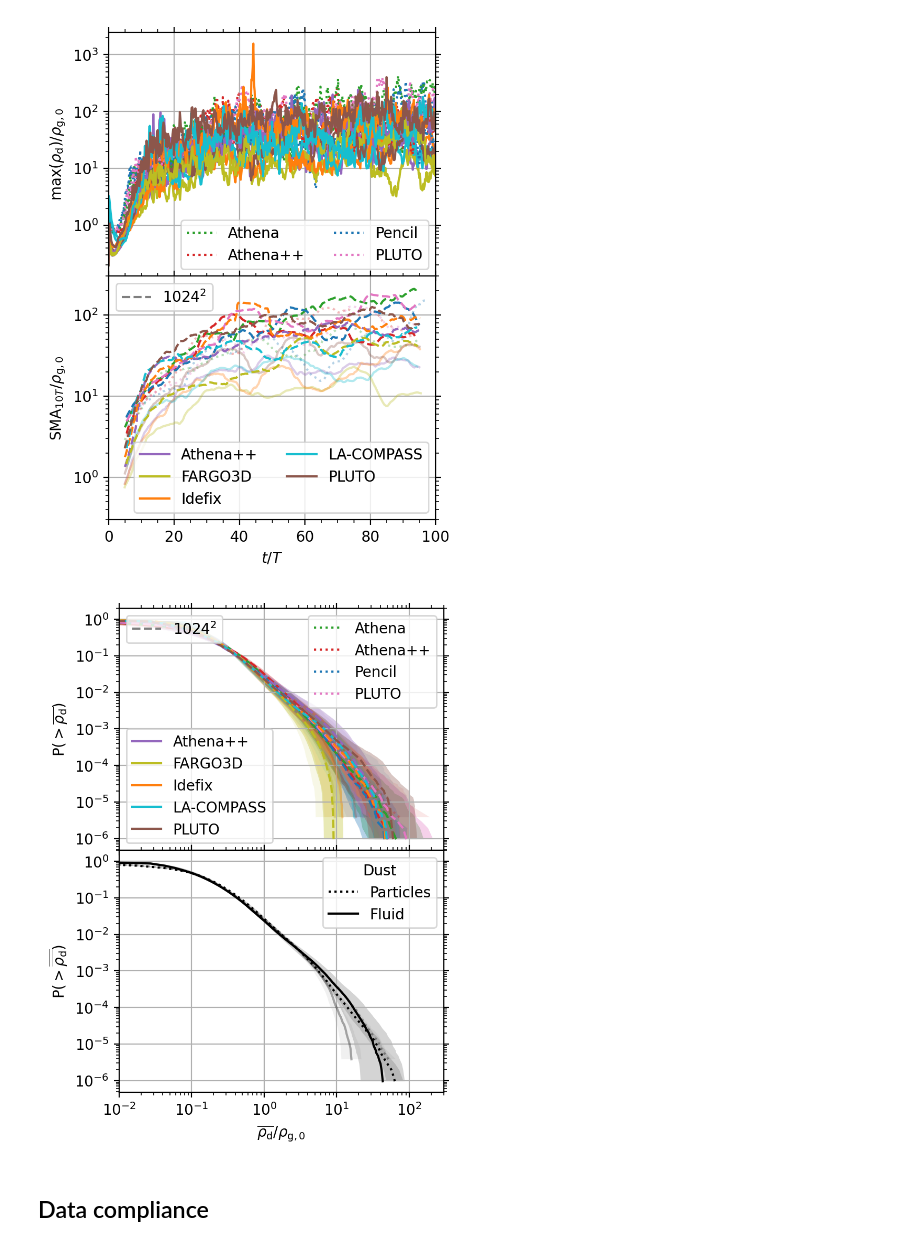
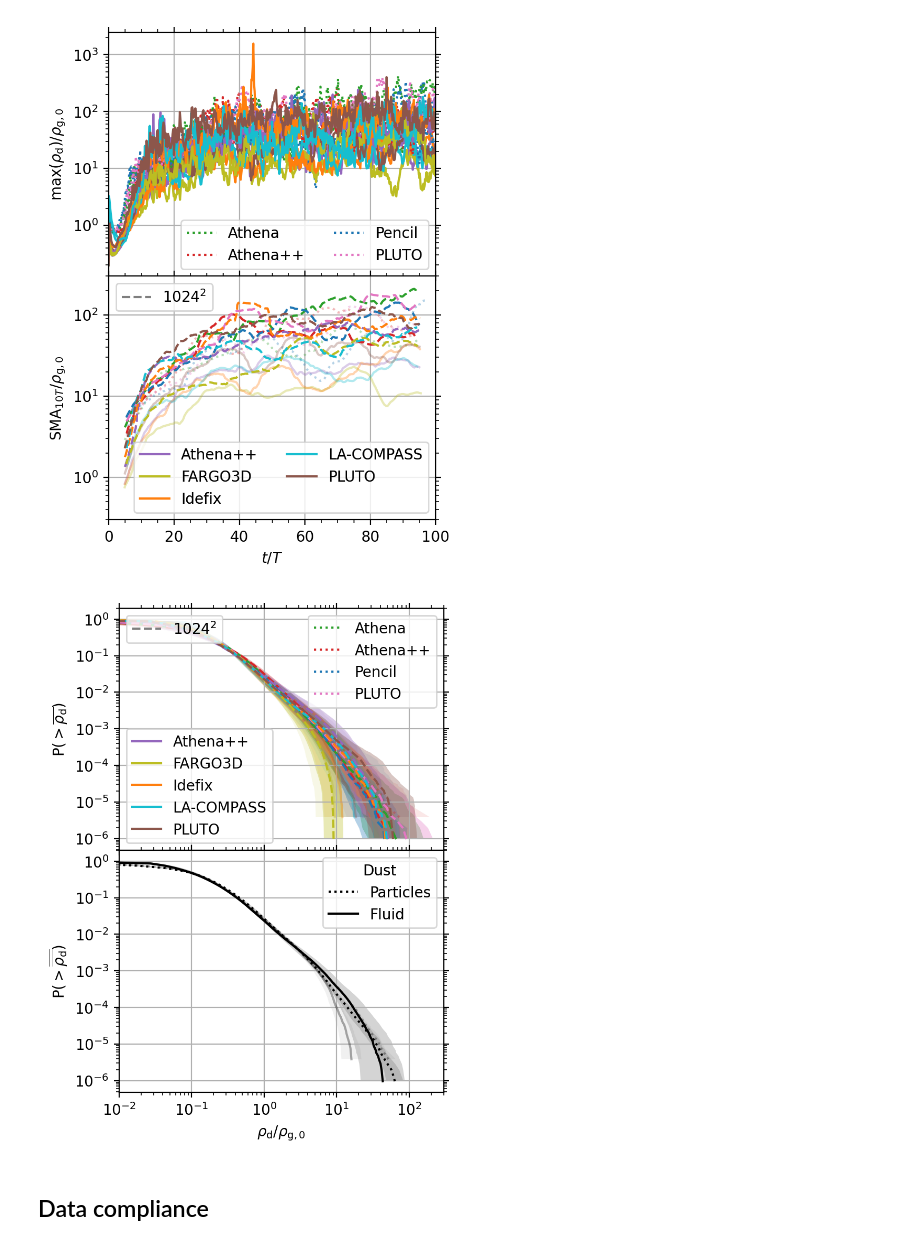
Before and after one commit to pfitsplus/sicc, a Jupyter notebook: unstratified/BA/1024/BA-1024.ipynb, the cells around one changed output. Drawn from its saved outputs; the diff is of its cells as text; code cells hidden in the pictures.

```diff
--- a/unstratified/BA/1024/BA-1024.ipynb
+++ b/unstratified/BA/1024/BA-1024.ipynb
@@ -234,35 +234,35 @@ for res in reses:
         std = np.exp(np.std(np.log(key_stack), axis=0))
         axs[1].plot(avg, cdf, alpha=alpha, c='k', ls=value['ls'])
         axs[1].fill_betweenx(cdf, avg/std, avg*std, alpha=alpha/3,
                              color='tab:gray', ec=None)
 
 # Custom legends
 ls_handles.append(axs[0].plot([], [], c='tab:gray', ls='dashed',
                               label=r'$1024^2$')[0])
 axs[0].add_artist(axs[0].legend(framealpha=0.56, handles=ls_handles,
                                 loc='upper left'))
 ls_handles2.append(axs[1].plot([], [], ':k', label='Particles')[0])
 ls_handles2.append(axs[1].plot([], [], 'k', label='Fluid')[0])
 axs[1].add_artist(axs[1].legend(framealpha=0.56, handles=ls_handles2,
                                 title='Dust'))
 
 # Format plots
 for ax in axs:
     ax.grid()
     ax.minorticks_on()
     ax.set(xscale='log', yscale='log')
     ax.tick_params(axis='both', which='both', top=True, right=True)
 axs[0].set(ylabel=r'P$(>\overline{\rho_\mathrm{d}})$')
 axs[1].set(xlim=(1e-2, 3e2),
-           xlabel=r'$\overline{\rho_\mathrm{d}}/\rho_\mathrm{g,0}$',
+           xlabel=r'$\rho_\mathrm{d}/\rho_\mathrm{g,0}$',
            ylabel=r'P$(>\overline{\overline{\rho_\mathrm{d}}})$')
 fig.subplots_adjust(hspace=0)
 plt.savefig(f'figs/{problem}-{res}_CDF.pdf', bbox_inches='tight',
             pad_inches=0.01)
 plt.savefig(f'figs/{problem}-{res}_CDF.png', dpi=600, bbox_inches='tight',
             pad_inches=0.01)
 # %% [output]
-[figure, old version]
+[figure, new version]
 # %% [markdown]
 ## Data compliance
 # %% [markdown]
```
Also changed, not shown: parts of 1 cell of this notebook.
